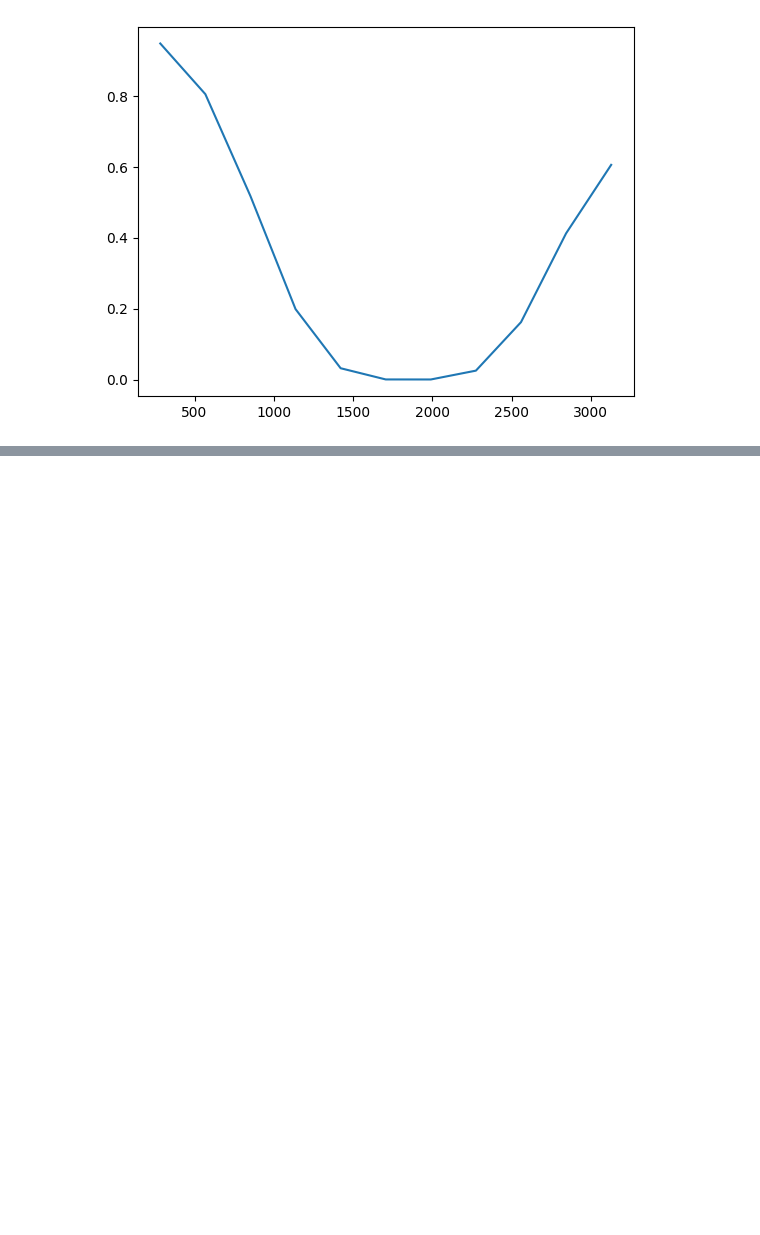
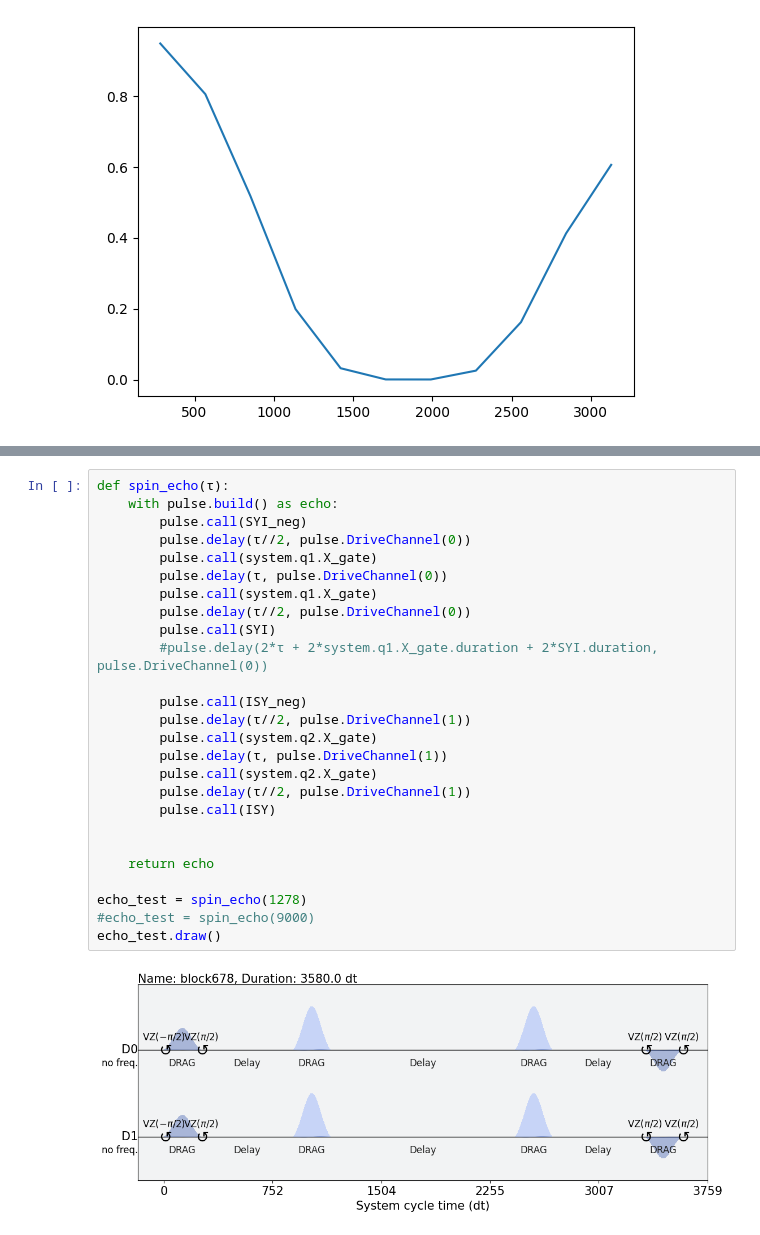
Before and after one commit to kapil-d/transmon-sim, a Jupyter notebook: two_transmon_gates.ipynb, the cells around one changed output, grey strips where cells are left out. Drawn from its saved outputs; the diff is of its cells as text; blank space fills up the shorter version.

```diff
--- a/two_transmon_gates.ipynb
+++ b/two_transmon_gates.ipynb
@@ -922,0 +1083,28 @@ array([[-3.06691522e+01,  0.00000000e+00,  0.00000000e+00,
+# %%
+def spin_echo(τ):
+    with pulse.build() as echo:
+        pulse.call(SYI_neg)
+        pulse.delay(τ//2, pulse.DriveChannel(0))
+        pulse.call(system.q1.X_gate)
+        pulse.delay(τ, pulse.DriveChannel(0))
+        pulse.call(system.q1.X_gate)
+        pulse.delay(τ//2, pulse.DriveChannel(0))
+        pulse.call(SYI)
+        #pulse.delay(2*τ + 2*system.q1.X_gate.duration + 2*SYI.duration, pulse.DriveChannel(0))
+
+        pulse.call(ISY_neg)
+        pulse.delay(τ//2, pulse.DriveChannel(1))
+        pulse.call(system.q2.X_gate)
+        pulse.delay(τ, pulse.DriveChannel(1))
+        pulse.call(system.q2.X_gate)
+        pulse.delay(τ//2, pulse.DriveChannel(1))
+        pulse.call(ISY)
+
+
+    return echo
+
+echo_test = spin_echo(1278)
+#echo_test = spin_echo(9000)
+echo_test.draw()
+# %% [output]
+[figure, added]
```
Also changed, not shown: parts of 44 cells of this notebook.
